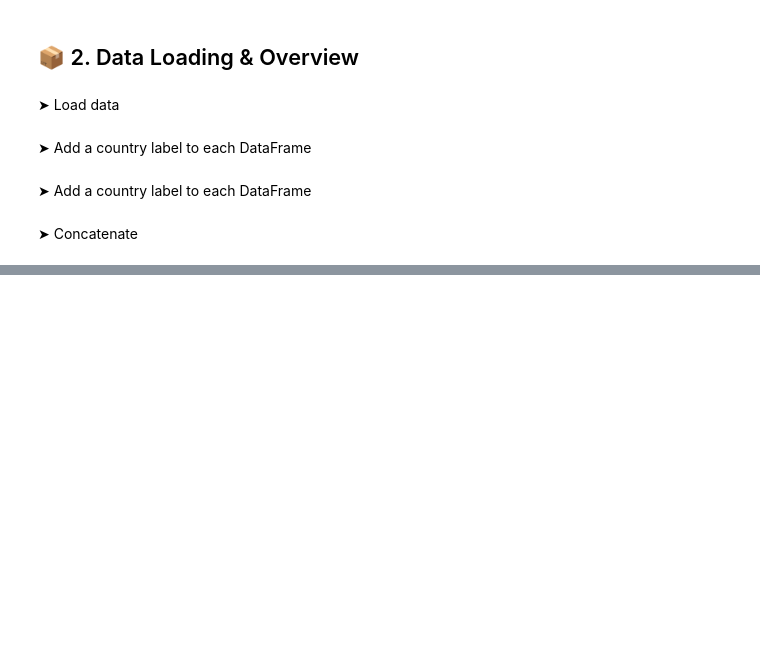
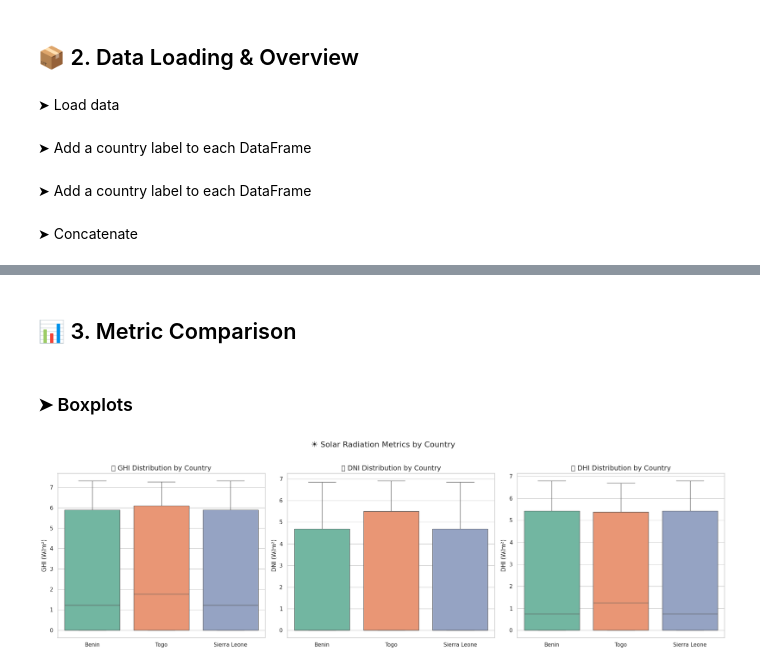
Before and after one commit to Teshager21/solar-challenge-week1, a Jupyter notebook: notebooks/compare_countries.ipynb, the cells around one changed output, grey strips where cells are left out. Drawn from its saved outputs; the diff is of its cells as text; code cells hidden in the pictures; blank space fills up the shorter version.

Commit message:
viz: use boxplots to compare the irradiations of the three counties

```diff
--- a/notebooks/compare_countries.ipynb
+++ b/notebooks/compare_countries.ipynb
@@ -88,0 +92,9 @@ df.sample(10)
+# %% [markdown]
+## 📊 3. Metric Comparison
+# %% [markdown]
+### ➤ Boxplots
+# %%
+#Create three side-by-side boxplots (use col='metric' if using FacetGrid or three subplots manually):
+plot_boxplots_comparison(df)
+# %% [output]
+[figure, added]
```
Also changed, not shown: parts of 2 cells of this notebook, 1 other file.
